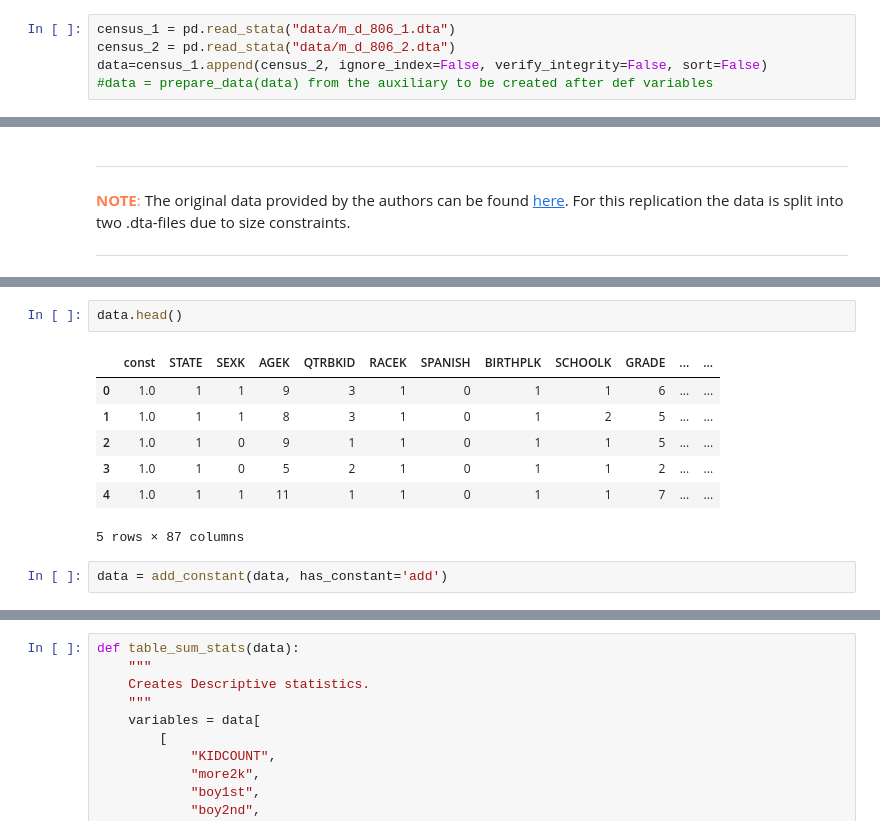
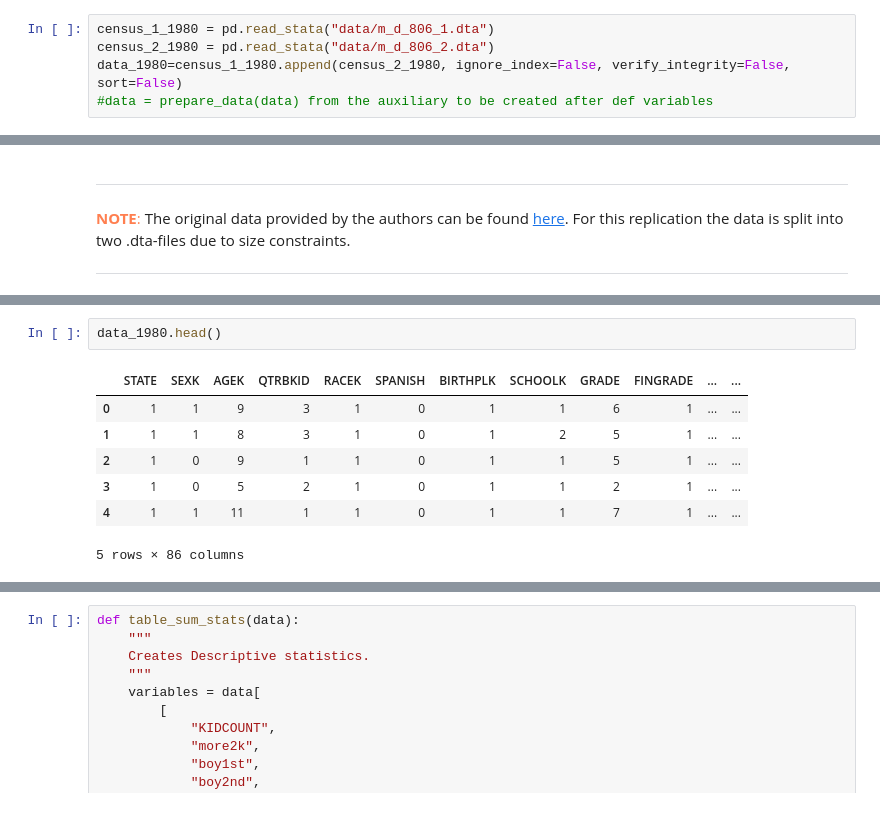
Before and after one commit to carolinalvarez/angrist-and-evans-1998-python, a Jupyter notebook: Angrist_and_Evans_1998.ipynb, the cells around one changed output, grey strips where cells are left out. Saved outputs shown, nothing was run; the diff lists cells and outputs as text.

```diff
--- a/Angrist_and_Evans_1998.ipynb
+++ b/Angrist_and_Evans_1998.ipynb
@@ -141,7 +141,7 @@ The following table summarizes the samples created by the authors and used for t
 
 Variables with information on timing of first marriage and the number of marriages is not available in the 1990 PUMS; thereore, for building the 1990 married sample, only the variable wheter the woman was married at the time of the census is considered.
 # %%
-census_1 = pd.read_stata("data/m_d_806_1.dta")
-census_2 = pd.read_stata("data/m_d_806_2.dta")
-data=census_1.append(census_2, ignore_index=False, verify_integrity=False, sort=False)
+census_1_1980 = pd.read_stata("data/m_d_806_1.dta")
+census_2_1980 = pd.read_stata("data/m_d_806_2.dta")
+data_1980=census_1_1980.append(census_2_1980, ignore_index=False, verify_integrity=False, sort=False)
 #data = prepare_data(data) from the auxiliary to be created after def variables
@@ -166,12 +184,10 @@ data.describe()
 # %%
-data.head()
+data_1980.head()
 # %% [output]
-|  | const | STATE | SEXK | AGEK | QTRBKID | RACEK | SPANISH | BIRTHPLK | SCHOOLK | GRADE | ... | ... |
-| 0 | 1.0 | 1 | 1 | 9 | 3 | 1 | 0 | 1 | 1 | 6 | ... | ... |
-| 1 | 1.0 | 1 | 1 | 8 | 3 | 1 | 0 | 1 | 2 | 5 | ... | ... |
-| 2 | 1.0 | 1 | 0 | 9 | 1 | 1 | 0 | 1 | 1 | 5 | ... | ... |
-| 3 | 1.0 | 1 | 0 | 5 | 2 | 1 | 0 | 1 | 1 | 2 | ... | ... |
-| 4 | 1.0 | 1 | 1 | 11 | 1 | 1 | 0 | 1 | 1 | 7 | ... | ... |
+|  | STATE | SEXK | AGEK | QTRBKID | RACEK | SPANISH | BIRTHPLK | SCHOOLK | GRADE | FINGRADE | ... | ... |
+| 0 | 1 | 1 | 9 | 3 | 1 | 0 | 1 | 1 | 6 | 1 | ... | ... |
+| 1 | 1 | 1 | 8 | 3 | 1 | 0 | 1 | 2 | 5 | 1 | ... | ... |
+| 2 | 1 | 0 | 9 | 1 | 1 | 0 | 1 | 1 | 5 | 1 | ... | ... |
+| 3 | 1 | 0 | 5 | 2 | 1 | 0 | 1 | 1 | 2 | 1 | ... | ... |
+| 4 | 1 | 1 | 11 | 1 | 1 | 0 | 1 | 1 | 7 | 1 | ... | ... |
-5 rows × 87 columns
+5 rows × 86 columns
-# %%
-data = add_constant(data, has_constant='add')
```
Also changed, not shown: parts of 82 cells of this notebook.
